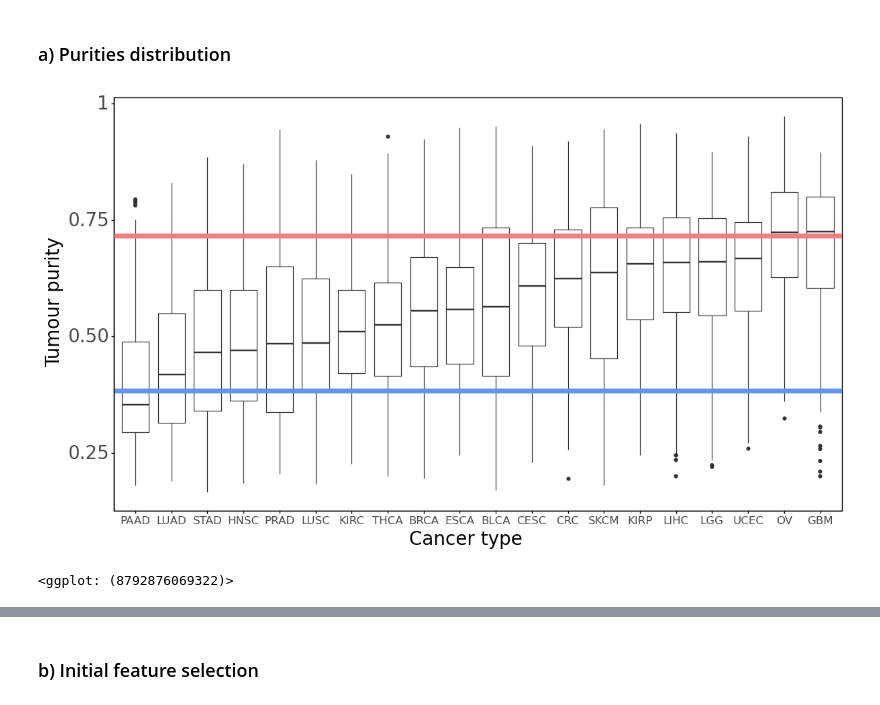
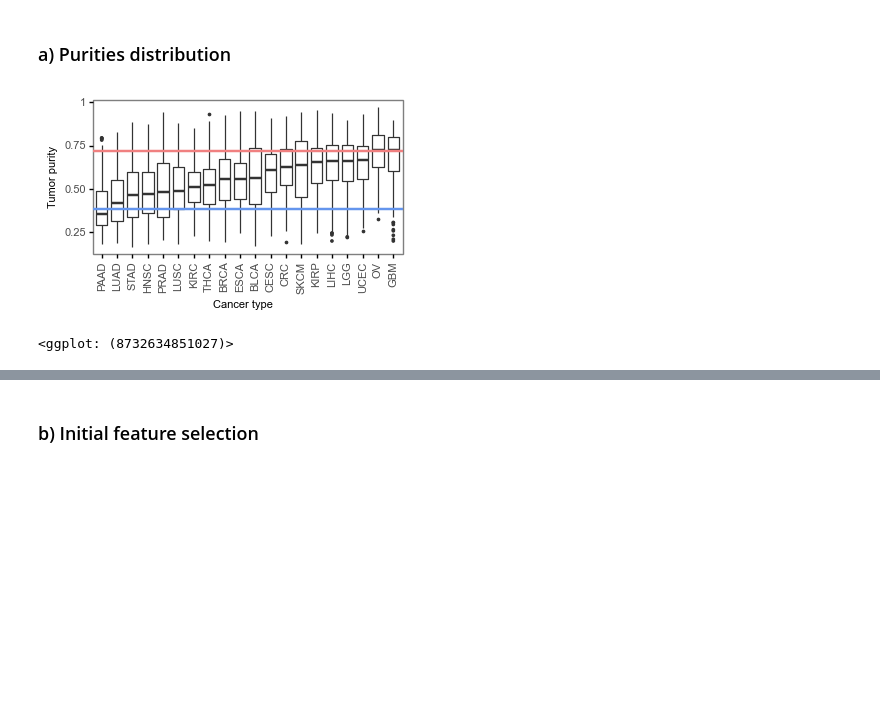
Before and after one commit to erevkov/PUREE_supplementary, a Jupyter notebook: notebooks/main.ipynb, the cells around one changed output, grey strips where cells are left out. Saved outputs shown, nothing was run; the diff lists cells and outputs as text; code cells hidden in the pictures; blank space fills up the shorter version.

```diff
--- a/notebooks/main.ipynb
+++ b/notebooks/main.ipynb
@@ -131,26 +137,25 @@ purity_df_vc['purity_range'] = purity_df_vc['purity_range'].astype(cat_dtype)
 # %%
 # boxplots of purity distributions with cancer types as x axis
-x_order = purity_df.groupby('type').median().sort_values('purity').index
-
 p = (ggplot(purity_df, aes('type', 'purity'))
-    + geom_boxplot()
-#     + geom_violin()
-    + geom_hline(yintercept=mid_p_range[0], colour='cornflowerblue', size=3)
-    + geom_hline(yintercept=mid_p_range[1], colour='lightcoral', size=3)
-    + theme_classic()
-    + theme(panel_border=element_rect(),
-            axis_text_x = element_text(size=12),
-            text = element_text(size=20),
-            figure_size=(14,8))
-    + labs(x='Cancer type', y='Tumour purity')
+    + geom_boxplot(outlier_size=0.5)
+    + geom_hline(yintercept=mid_p_range[0], colour='cornflowerblue', size=1)
+    + geom_hline(yintercept=mid_p_range[1], colour='lightcoral', size=1)
+     + theme_bw()
+     + theme(
+            panel_grid=element_blank(),
+            axis_title=element_text(size=8),
+            axis_text=element_text(size=8),
+            axis_text_x=element_text(rotation=90),
+            figure_size=(4,2))
+    + labs(x='Cancer type', y='Tumor purity')
     + scale_x_discrete(limits=x_order)
 )
 
-# p.save('../plots/2a_box.pdf')
+# p.save('../plots/main/2a_box.pdf')
 p
 # %% [output]
-[figure, old version]
+[figure, new version]
-<ggplot: (8792876069322)>
+<ggplot: (8732634851027)>
 # %%
 p = (ggplot(purity_df_vc, aes('type', 'num_samples_prop', fill='purity_range'))
     + geom_bar(position="stack", stat="identity")
```
Also changed, not shown: parts of 28 cells of this notebook, 25 other files.
